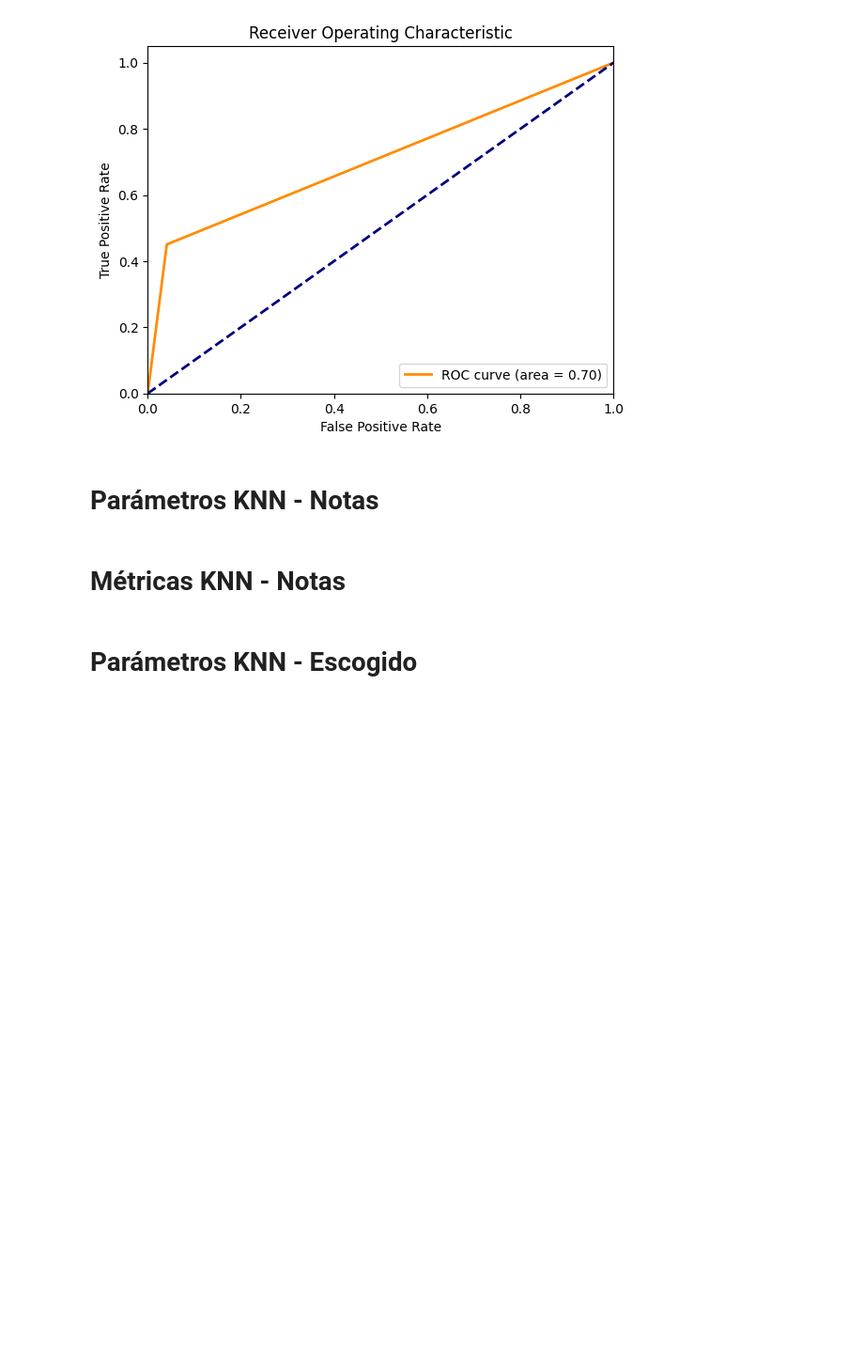
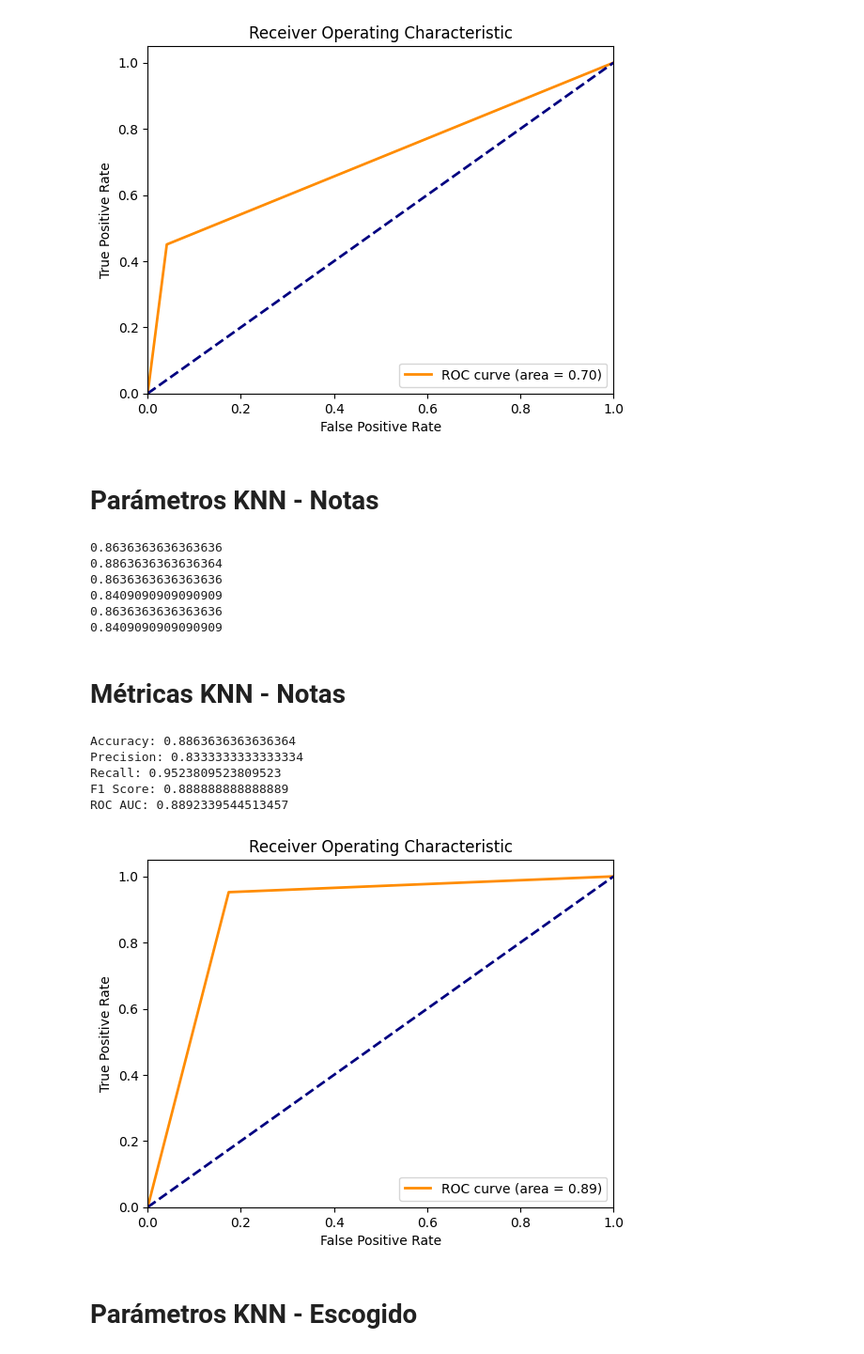
Before and after one commit to cuadriante/P1_Patrones, a Jupyter notebook: main_project.ipynb, the cells around one changed output. Shown at 94% size. Saved outputs shown, nothing was run; the diff lists cells and outputs as text; code cells hidden in the pictures; blank space fills up the shorter version.

```diff
--- a/main_project.ipynb
+++ b/main_project.ipynb
@@ -495,33 +546,67 @@ ROC AUC: 0.7047518680861948
 [figure]
 # %% [markdown]
 # **Parámetros KNN - Notas**
+# %%
+distance_classifier_1 = KNearestNeighbors(NOX_train, NOy_train, n_neighbors=7, weights='distance')
+distance_classifier_2 = KNearestNeighbors(NOX_train, NOy_train, n_neighbors=9, weights='distance')
+distance_classifier_3 = KNearestNeighbors(NOX_train, NOy_train, n_neighbors=11, weights='distance')
+distance_classifier_4 = KNearestNeighbors(NOX_train, NOy_train, n_neighbors=13, weights='distance')
+distance_classifier_5 = KNearestNeighbors(NOX_train, NOy_train, n_neighbors=15, weights='distance')
+distance_classifier_6 = KNearestNeighbors(NOX_train, NOy_train, n_neighbors=17, weights='distance')
+
+predict1 = distance_classifier_1.predict(NOX_test)
+print(accuracy_score(NOy_test, predict1))
+predict2 = distance_classifier_2.predict(NOX_test)
+print(accuracy_score(NOy_test, predict2))
+predict3 = distance_classifier_3.predict(NOX_test)
+print(accuracy_score(NOy_test, predict3))
+predict4 = distance_classifier_4.predict(NOX_test)
+print(accuracy_score(NOy_test, predict4))
+predict5 = distance_classifier_5.predict(NOX_test)
+print(accuracy_score(NOy_test, predict5))
+predict6 = distance_classifier_6.predict(NOX_test)
+print(accuracy_score(NOy_test, predict6))
+# %% [output]
+0.8636363636363636
+0.8863636363636364
+0.8636363636363636
+0.8409090909090909
+0.8636363636363636
+0.8409090909090909
 # %% [markdown]
 # **Métricas KNN - Notas**
 # %%
-accuracy = accuracy_score(WAy_test, predict4)
-precision = precision_score(WAy_test, predict4)
-recall = recall_score(WAy_test, predict4)
-fonescore = f1_score(WAy_test, predict4)
-roc_auc = roc_auc_score(WAy_test, predict4)
+accuracy = accuracy_score(NOy_test, predict2)
+precision = precision_score(NOy_test, predict2)
+recall = recall_score(NOy_test, predict2)
+fonescore = f1_score(NOy_test, predict2)
+roc_auc = roc_auc_score(NOy_test, predict2)
 
 print("Accuracy: "+str(accuracy))
 print("Precision: "+str(precision))
 print("Recall: "+str(recall))
 print("F1 Score: "+str(fonescore))
 print("ROC AUC: "+str(roc_auc))
 
-fpr, tpr, thresholds = roc_curve(WAy_test, predict4)
+fpr, tpr, thresholds = roc_curve(NOy_test, predict2)
 
 plt.figure()
 plt.plot(fpr, tpr, color='darkorange', lw=2, label='ROC curve (area = {:.2f})'.format(roc_auc))
 plt.plot([0, 1], [0, 1], color='navy', lw=2, linestyle='--')
 plt.xlim([0.0, 1.0])
 plt.ylim([0.0, 1.05])
 plt.xlabel('False Positive Rate')
 plt.ylabel('True Positive Rate')
 plt.title('Receiver Operating Characteristic')
 plt.legend(loc='lower right')
 plt.show()
+# %% [output]
+Accuracy: 0.8863636363636364
+Precision: 0.8333333333333334
+Recall: 0.9523809523809523
+F1 Score: 0.888888888888889
+ROC AUC: 0.8892339544513457
+[figure, added]
 # %% [markdown]
 # **Parámetros KNN - Escogido**
 # %%
```
Also changed, not shown: parts of 19 cells of this notebook.
